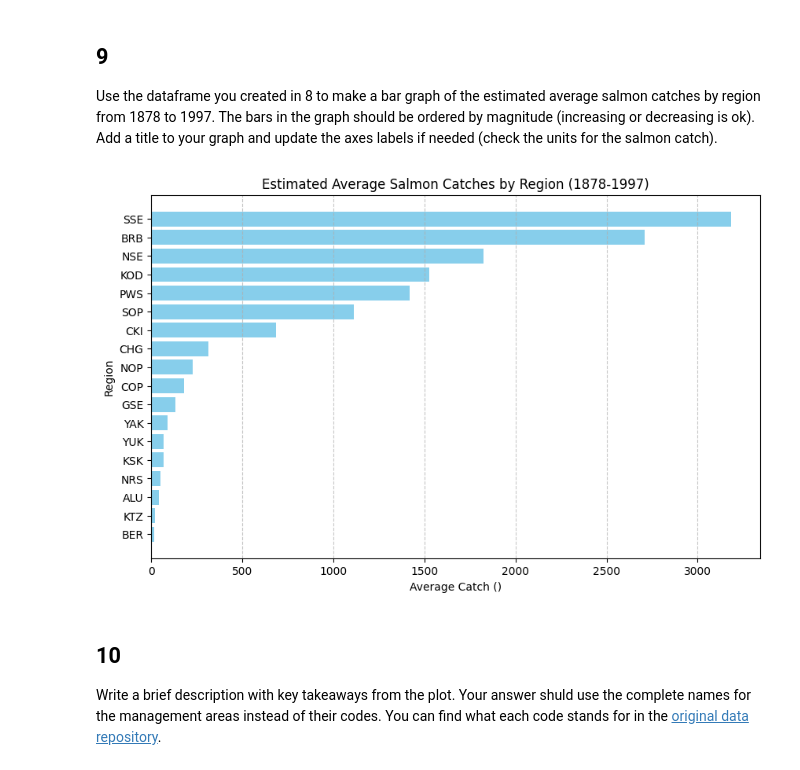
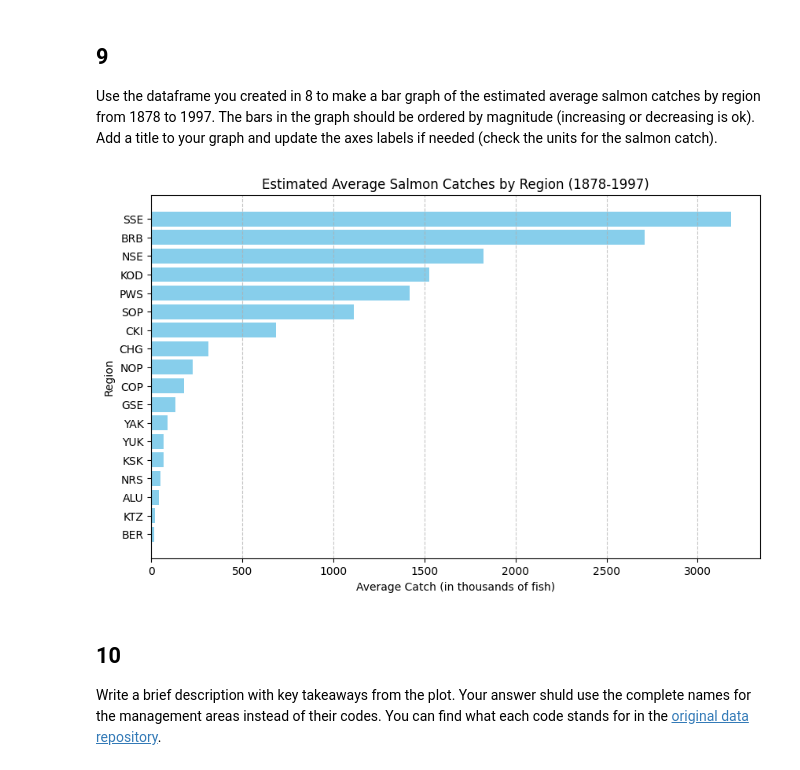
Before and after one commit to YoselynR/eds220-hwk2, a Jupyter notebook: hwk2-task2-salmon-Ramirez.ipynb, the cells around one changed output. Saved outputs shown, nothing was run; the diff lists cells and outputs as text; code cells hidden in the pictures.

```diff
--- a/hwk2-task2-salmon-Ramirez.ipynb
+++ b/hwk2-task2-salmon-Ramirez.ipynb
@@ -265,18 +265,18 @@ Use the dataframe you created in 8 to make a bar graph of the estimated average
 # %%
 import matplotlib.pyplot as plt
 
-avg_region_sorted = avg_region.sort_values(by='Catch')
+avg_region_sorted = avg_region.sort_values(by='Catch') # Save sorted region by catch value
 
-plt.figure(figsize=(10, 6))
-plt.barh(avg_region_sorted['Region'], avg_region_sorted['Catch'], color='skyblue')
-plt.title('Estimated Average Salmon Catches by Region (1878-1997)')
-plt.xlabel('Average Catch ()')
-plt.ylabel('Region')
-plt.grid(axis='x', linestyle='--', alpha=0.7)
+plt.figure(figsize=(10, 6)) # Plot figure
+plt.barh(avg_region_sorted['Region'], avg_region_sorted['Catch'], color='skyblue') # Plot horizontal bar graph by region and cath from saved sorted data, add color
+plt.title('Estimated Average Salmon Catches by Region (1878-1997)') # Title
+plt.xlabel('Average Catch (in thousands of fish)') # X label
+plt.ylabel('Region') # Y label
+plt.grid(axis='x', linestyle='--', alpha=0.7) # Grid axis, style, and size
 
-plt.show()
+plt.show() # Show plot
 # %% [output]
-[figure, old version]
+[figure, new version]
 # %% [markdown]
 <!-- END QUESTION -->
 
```
Also changed, not shown: parts of 2 cells of this notebook.
